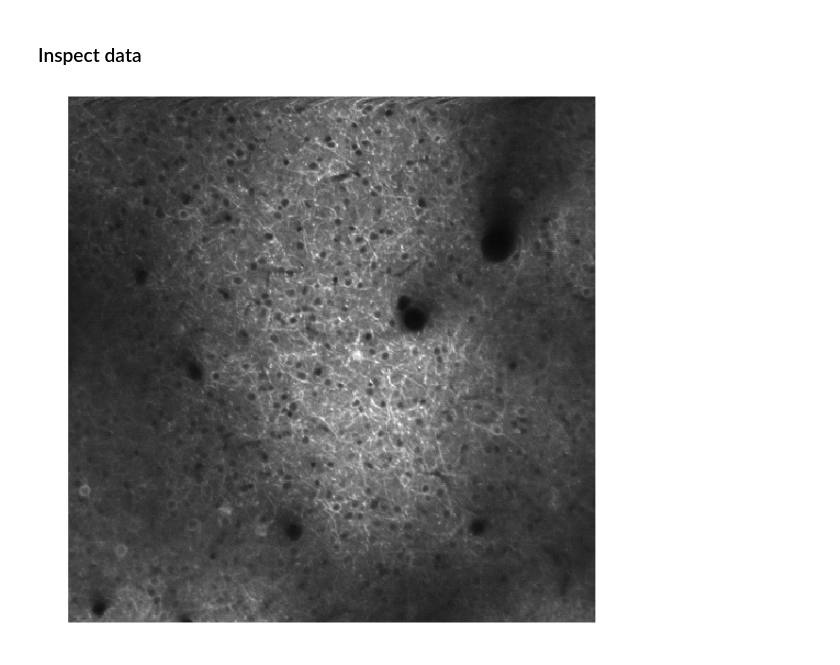
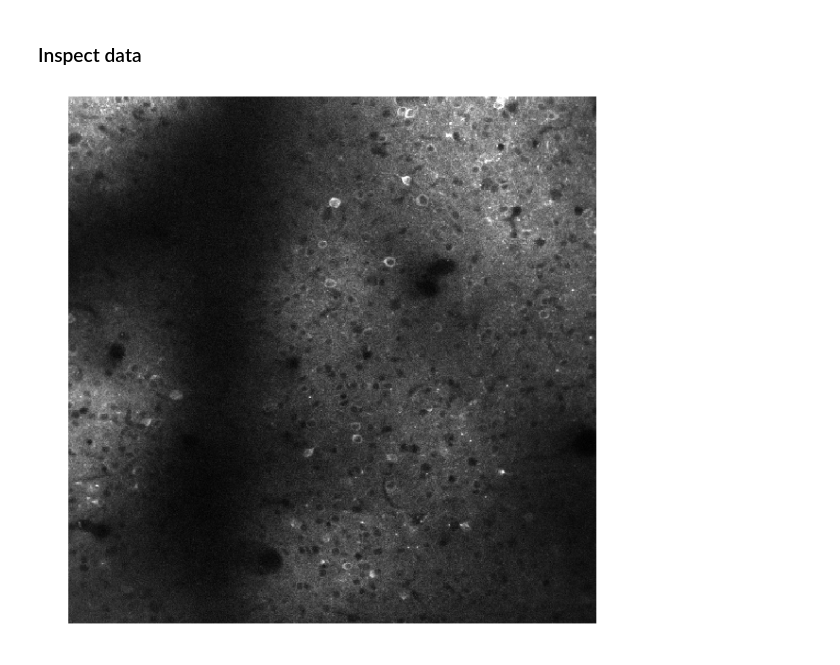
Before and after one commit to sofroniewn/2P-RAM-pipeline, a Jupyter notebook: notebooks/preprocess-images.ipynb, the cells around one changed output. Saved outputs shown, nothing was run; the diff lists cells and outputs as text; code cells hidden in the pictures.

Commit message:
add metadata processing

```diff
--- a/notebooks/preprocess-images.ipynb
+++ b/notebooks/preprocess-images.ipynb
@@ -43,0 +41,12 @@ Check if behavior data exists
+# %%
+def load(path, engine=None):
+    #Load metadata, tiff stacks, and reshape
+    meta = loadMeta(path + '.json')
+    if meta['merge']:
+        order = meta['order']
+    else:
+        order = False
+    data = loadTiff(path + '.tif', meta['nplanes'], meta['nrois'], meta['nlines'], order, engine=engine)
+    meta = mergeMeta(meta)
+    meta['shape'] = data.shape
+    return meta, data
@@ -44,4 +163,6 @@ Check if behavior data exists
 # %%
+key = '2016-04-01'
+name = 'anm-0326049'
 path = join(directory, 'unprocessed', 'images', key, name)
 print path
 print exists(path)
@@ -59,3 +172,5 @@ data = thunder.images.fromtif(path + '/trial_00017_*.tif', nplanes=1, engine=sc)
+# %%
+meta, data = load(path + '/trial_00001*', engine = None)
 # %%
 data
 # %% [output]
@@ -131,10 +241,10 @@ with open(savepath + '/conf.json', 'w') as path:
 # %% [markdown]
 ### Inspect data
 # %%
-mean = corrected.mean().toarray()
+mean = data.mean().toarray()
 # %%
 fig = plt.figure(figsize=[10,10])
 ax = plt.axes()
-im = image(mean[:,:,1], clim=(0, 1140), ax=ax)
+im = image(mean[0,:,:], clim=(0, 1140), ax=ax)
 # %% [output]
-[figure, old version]
+[figure, new version]
```
Also changed, not shown: parts of 55 cells of this notebook, 5 other files.
